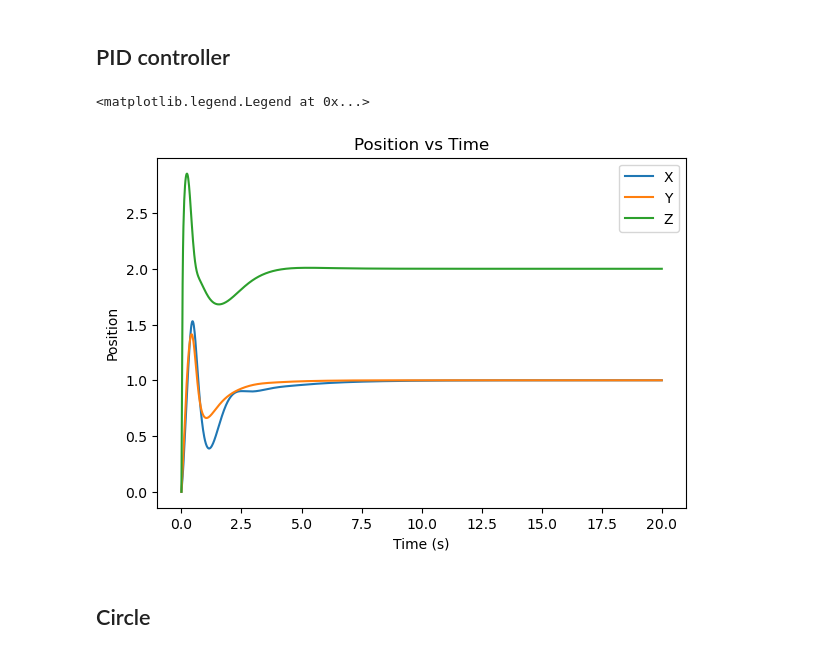
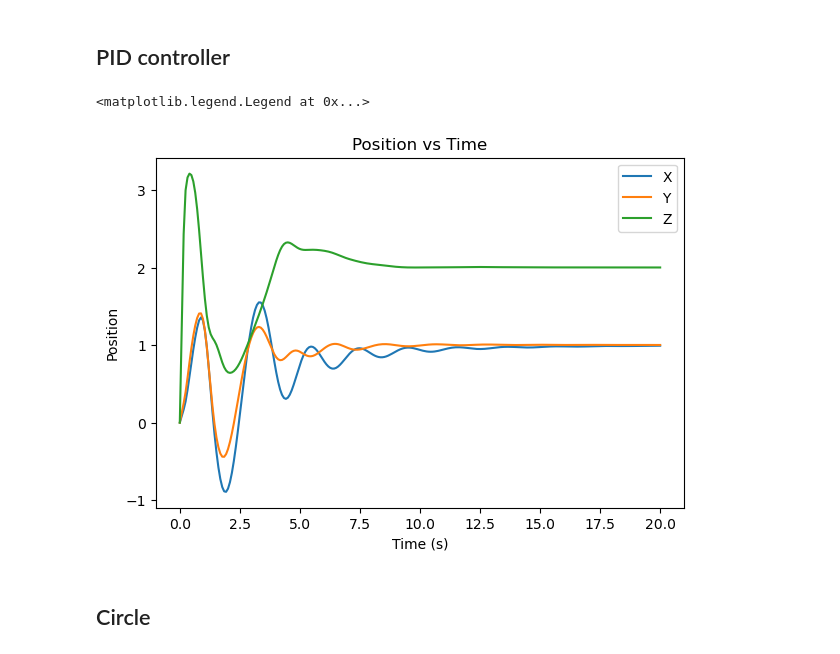
Before and after one commit to damurka5/RL_CDPR, a Jupyter notebook: notebooks/11_SB3_PPO&DDPG&TRPO_evaluation.ipynb, the cells around one changed output. Saved outputs shown, nothing was run; the diff lists cells and outputs as text; code cells hidden in the pictures.

Commit message:
comparison on different dt

```diff
--- a/notebooks/11_SB3_PPO&DDPG&TRPO_evaluation.ipynb
+++ b/notebooks/11_SB3_PPO&DDPG&TRPO_evaluation.ipynb
@@ -1100,28 +1100,28 @@ def simulate(des_state, r_model, Kp, Kd, Ki, end_t):
 # %%
 simple_robot_model = CDPR4(pos=np.array([0,0,0]))
 simple_robot_model.v = np.array([0,0,0])
-simple_robot_model.dt = 1/60 # took from camera 60 fps
-Kp, Kd, Ki = 12, 6.5, 10
+simple_robot_model.dt = 0.08 # took from camera 60 fps, then trying to find best gains for different large dt
+Kp, Kd, Ki = 1.4, 2.5, 2.5
 p = np.array([[.0,.0,.1],[.0, .0, 2]])
 end_t = 20
 # states, errors = follow_trajectory_pid(p, simple_robot_model, Kp, Kd, Ki)
 positions, vels = simulate(np.array([1.0, 1.0, 2, 0,0,0]), simple_robot_model, Kp, Kd, Ki, end_t)
 
 time = np.linspace(0, end_t, int(end_t/simple_robot_model.dt))
 
 fig = plt.figure(figsize=(15, 10))
 # Position over time
 ax2 = fig.add_subplot(222)
 ax2.plot(time, [i[0] for i in positions], label='X')
 ax2.plot(time, [i[1] for i in positions], label='Y')
 ax2.plot(time, [i[2] for i in positions], label='Z')
 ax2.set_xlabel('Time (s)')
 ax2.set_ylabel('Position')
 ax2.set_title('Position vs Time')
 ax2.legend()
 # %% [output]
 <matplotlib.legend.Legend at 0x...>
-[figure, old version]
+[figure, new version]
 # %% [markdown]
 ## Circle
 # %%
```
Also changed, not shown: 1 other file.
